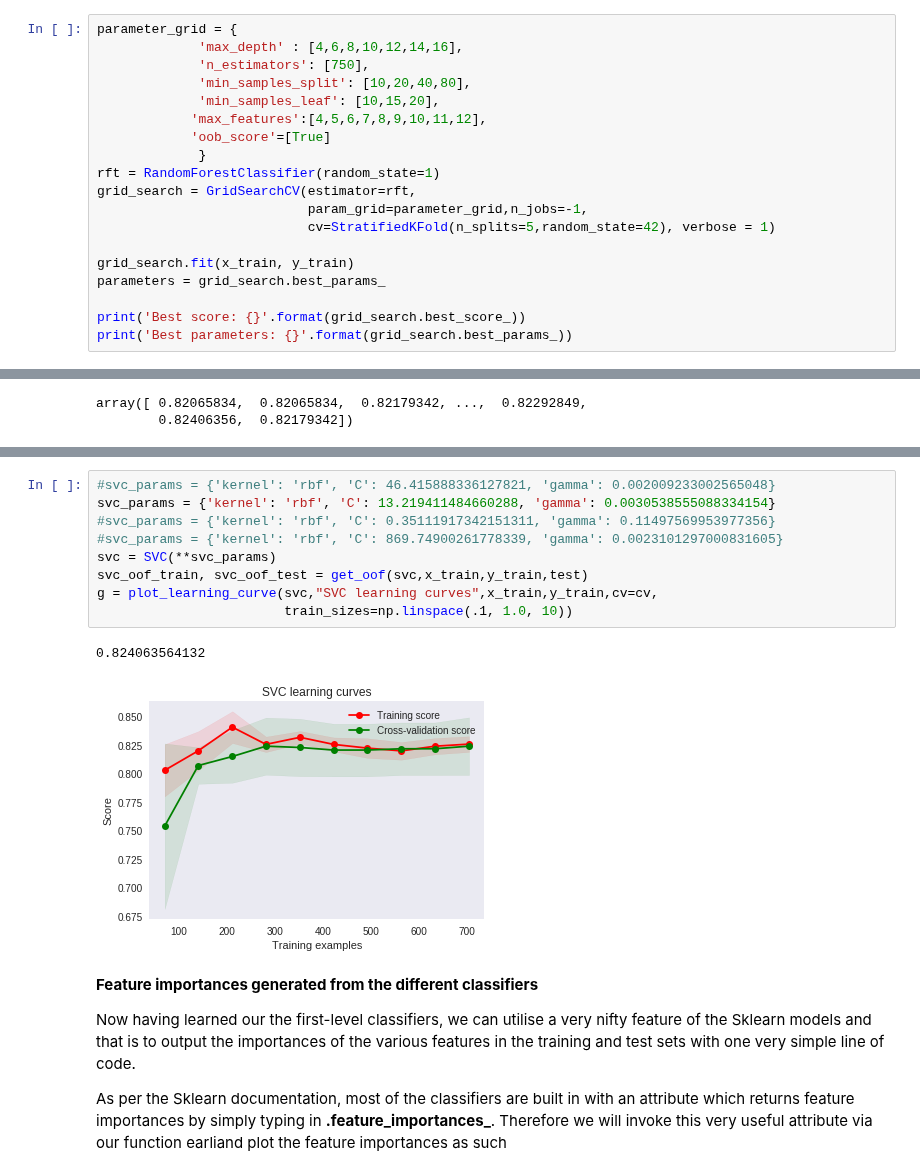
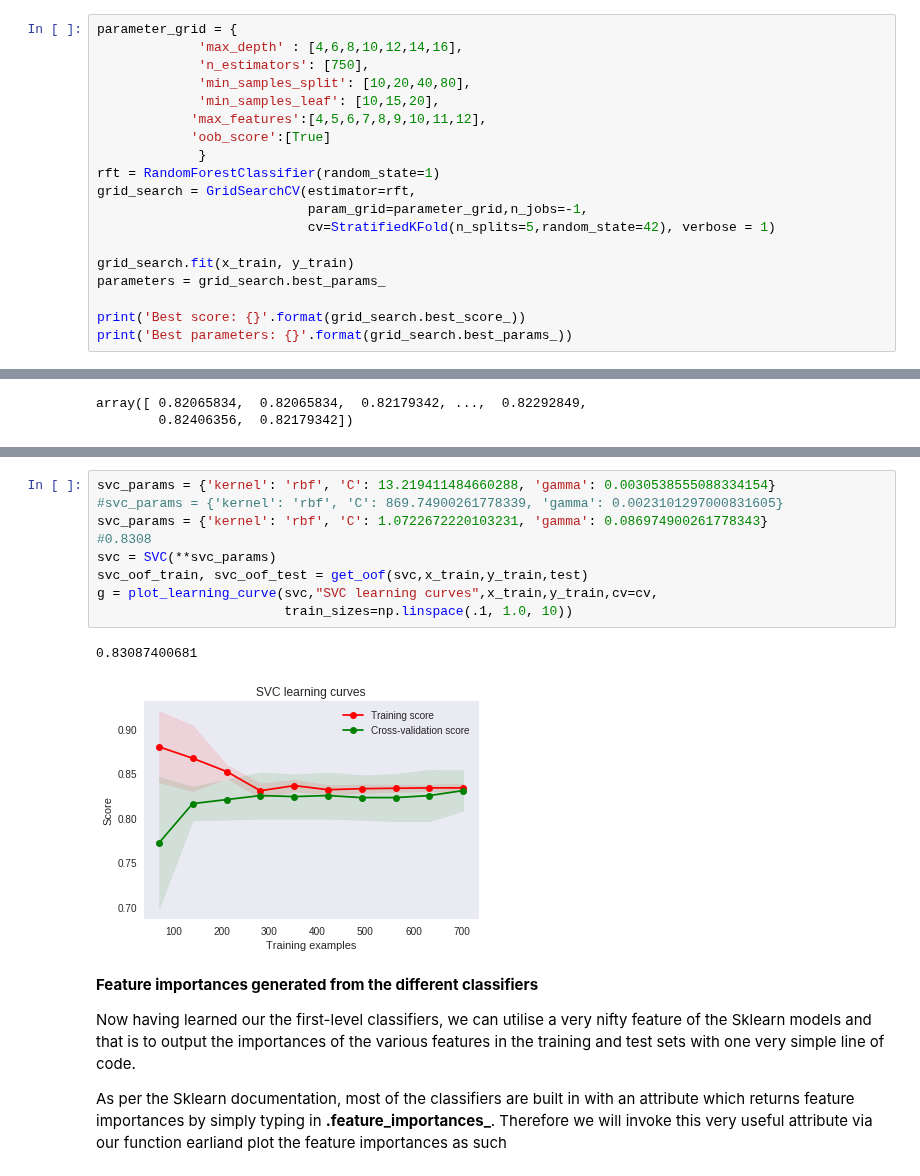
Before and after one commit to ShichengChen/kaggle, a Jupyter notebook: Titanic/titanic_featureSelection4estimator.ipynb, the cells around one changed output, grey strips where cells are left out. Saved outputs shown, nothing was run; the diff lists cells and outputs as text.

```diff
--- a/Titanic/titanic_featureSelection4estimator.ipynb
+++ b/Titanic/titanic_featureSelection4estimator.ipynb
@@ -150,7 +155,7 @@ parameter_grid = {
              'min_samples_split': [10,20,40,80],
              'min_samples_leaf': [10,15,20],
             'max_features':[4,5,6,7,8,9,10,11,12],
-            'oob_score'=[True]
+            'oob_score':[True]
              }
 rft = RandomForestClassifier(random_state=1)
 grid_search = GridSearchCV(estimator=rft,
@@ -340,15 +387,15 @@ g = plot_learning_curve(gb,"GradientBoosting learning curves",x_train,y_train,cv
 # %%
-#svc_params = {'kernel': 'rbf', 'C': 46.415888336127821, 'gamma': 0.002009233002565048}
 svc_params = {'kernel': 'rbf', 'C': 13.219411484660288, 'gamma': 0.0030538555088334154}
-#svc_params = {'kernel': 'rbf', 'C': 0.35111917342151311, 'gamma': 0.11497569953977356}
 #svc_params = {'kernel': 'rbf', 'C': 869.74900261778339, 'gamma': 0.0023101297000831605}
+svc_params = {'kernel': 'rbf', 'C': 1.0722672220103231, 'gamma': 0.086974900261778343}
+#0.8308
 svc = SVC(**svc_params)
 svc_oof_train, svc_oof_test = get_oof(svc,x_train,y_train,test)
 g = plot_learning_curve(svc,"SVC learning curves",x_train,y_train,cv=cv,
                         train_sizes=np.linspace(.1, 1.0, 10))
 # %% [output]
-0.824063564132
+0.83087400681
-[figure, old version]
+[figure, new version]
 # %% [markdown]
 **Feature importances generated from the different classifiers**
 
```
Also changed, not shown: parts of 15 cells of this notebook, 2 other files.
